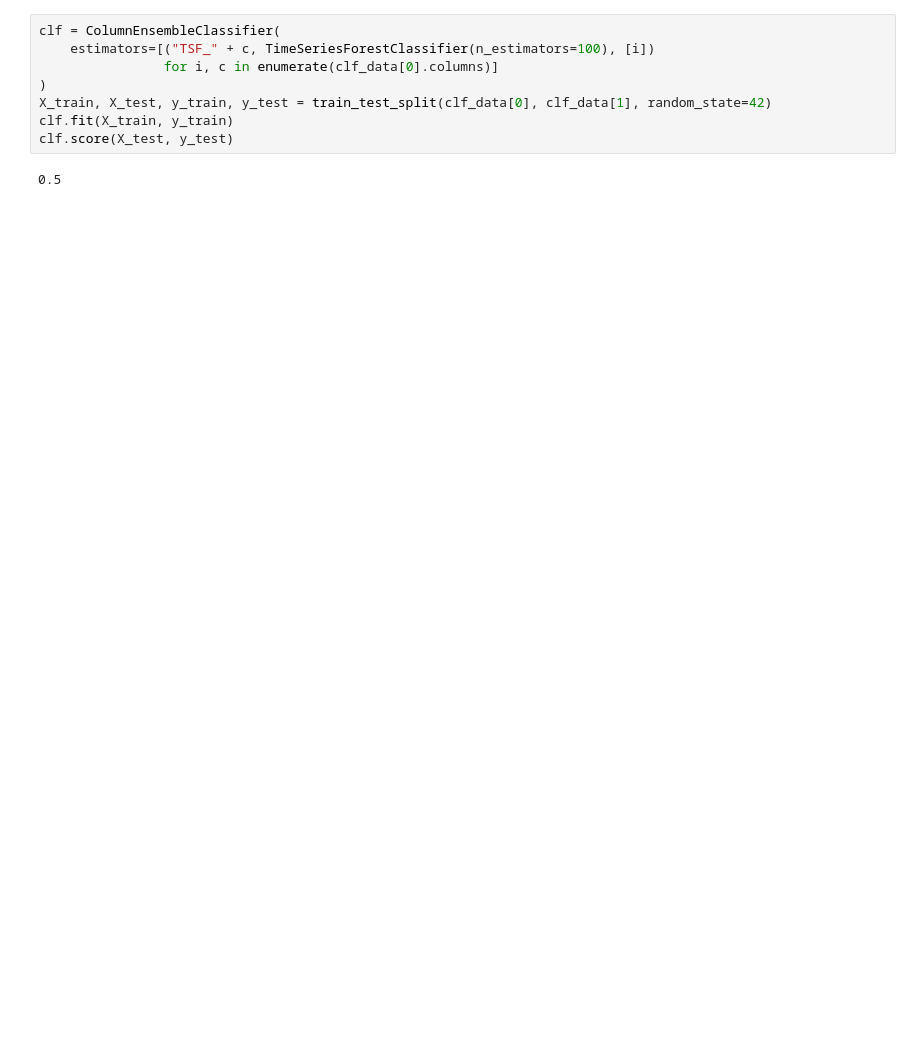
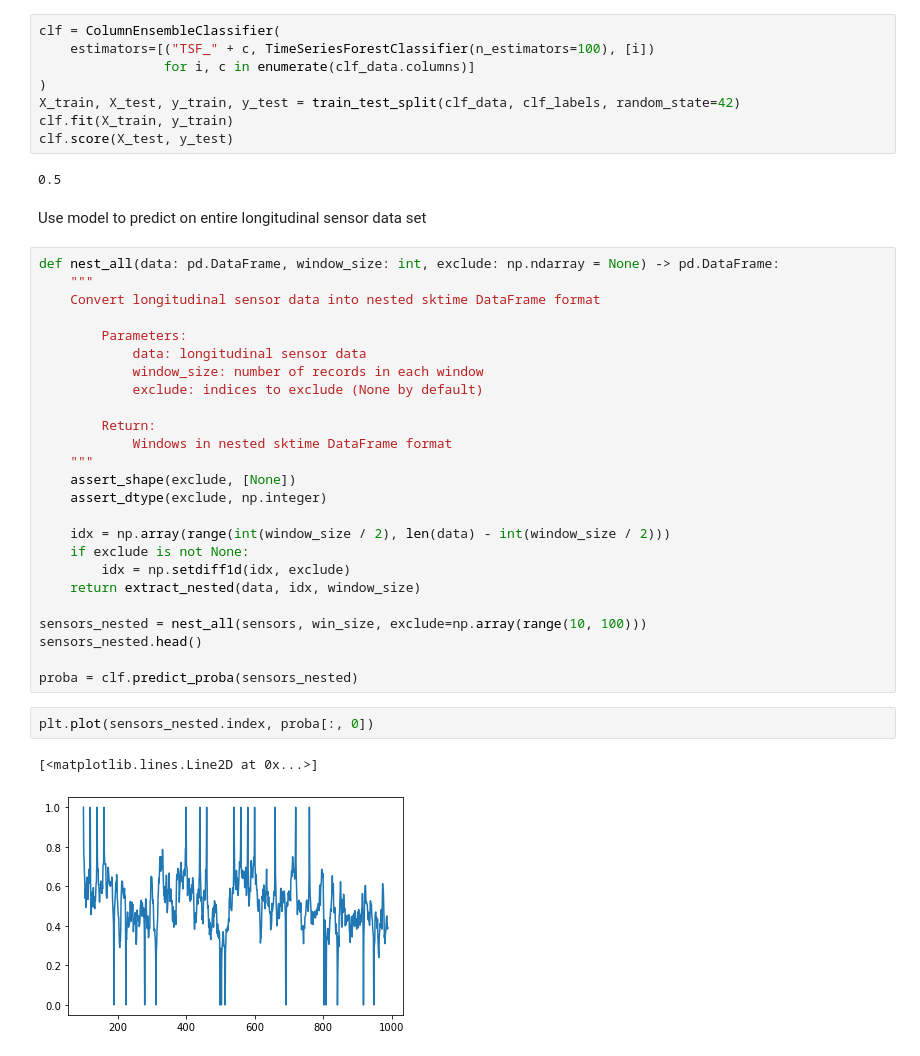
Before and after one commit to brodyberg/stickleback, a Jupyter notebook: stickleback.ipynb, the cells around one changed output. Cells and saved outputs as stored; diff of their text form; blank space fills up the shorter version.

```diff
--- a/stickleback.ipynb
+++ b/stickleback.ipynb
@@ -145,10 +160,42 @@ Fit a ColumnEnsembleClassifier composed of TimeSeriesForest estimators
 # %%
 clf = ColumnEnsembleClassifier(
     estimators=[("TSF_" + c, TimeSeriesForestClassifier(n_estimators=100), [i])
-                for i, c in enumerate(clf_data[0].columns)]
+                for i, c in enumerate(clf_data.columns)]
 )
-X_train, X_test, y_train, y_test = train_test_split(clf_data[0], clf_data[1], random_state=42)
+X_train, X_test, y_train, y_test = train_test_split(clf_data, clf_labels, random_state=42)
 clf.fit(X_train, y_train)
 clf.score(X_test, y_test)
 # %% [output]
 0.5
+# %% [markdown]
+Use model to predict on entire longitudinal sensor data set
+# %%
+def nest_all(data: pd.DataFrame, window_size: int, exclude: np.ndarray = None) -> pd.DataFrame:
+    """
+    Convert longitudinal sensor data into nested sktime DataFrame format
+
+        Parameters:
+            data: longitudinal sensor data
+            window_size: number of records in each window
+            exclude: indices to exclude (None by default)
+
+        Return:
+            Windows in nested sktime DataFrame format
+    """
+    assert_shape(exclude, [None])
+    assert_dtype(exclude, np.integer)
+
+    idx = np.array(range(int(window_size / 2), len(data) - int(window_size / 2)))
+    if exclude is not None:
+        idx = np.setdiff1d(idx, exclude)
+    return extract_nested(data, idx, window_size)
+
+sensors_nested = nest_all(sensors, win_size, exclude=np.array(range(10, 100)))
+sensors_nested.head()
+
+proba = clf.predict_proba(sensors_nested)
+# %%
+plt.plot(sensors_nested.index, proba[:, 0])
+# %% [output]
+[<matplotlib.lines.Line2D at 0x...>]
+[figure, added]
```
Also changed, not shown: parts of 4 cells of this notebook.
